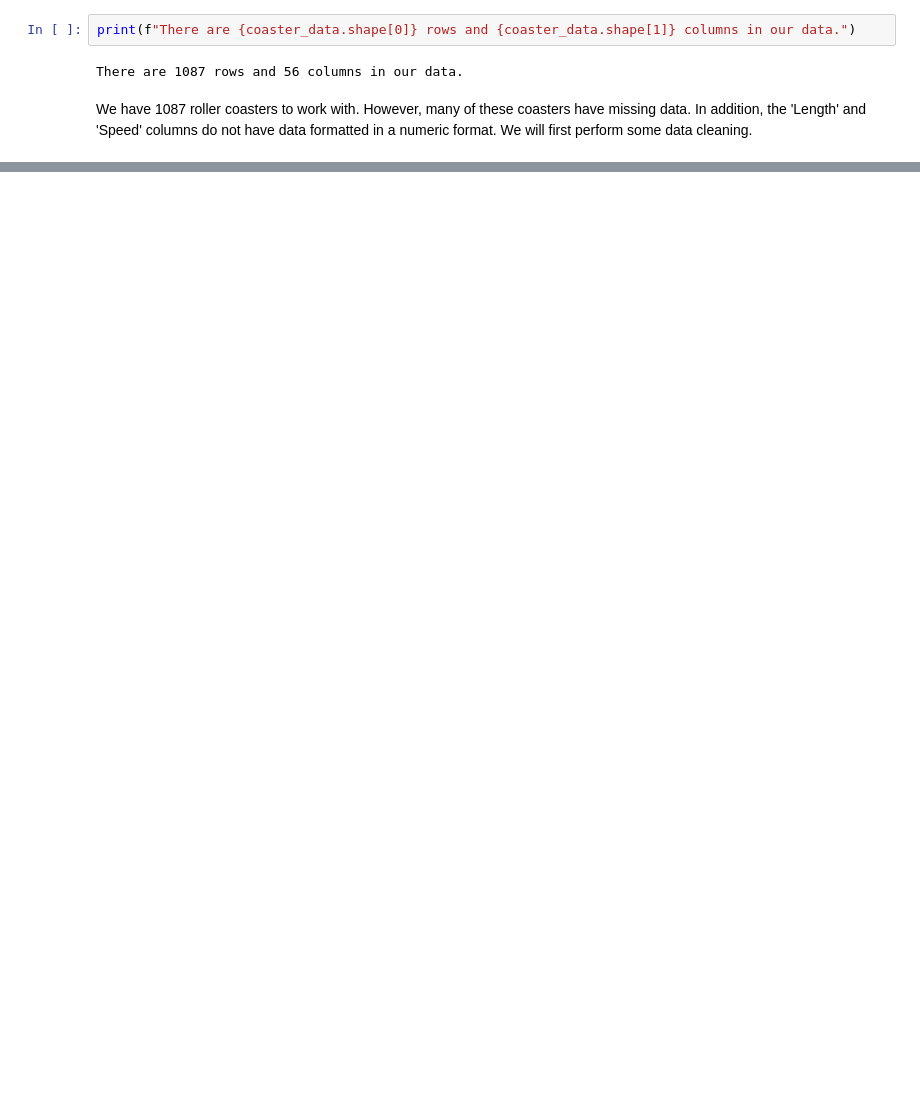
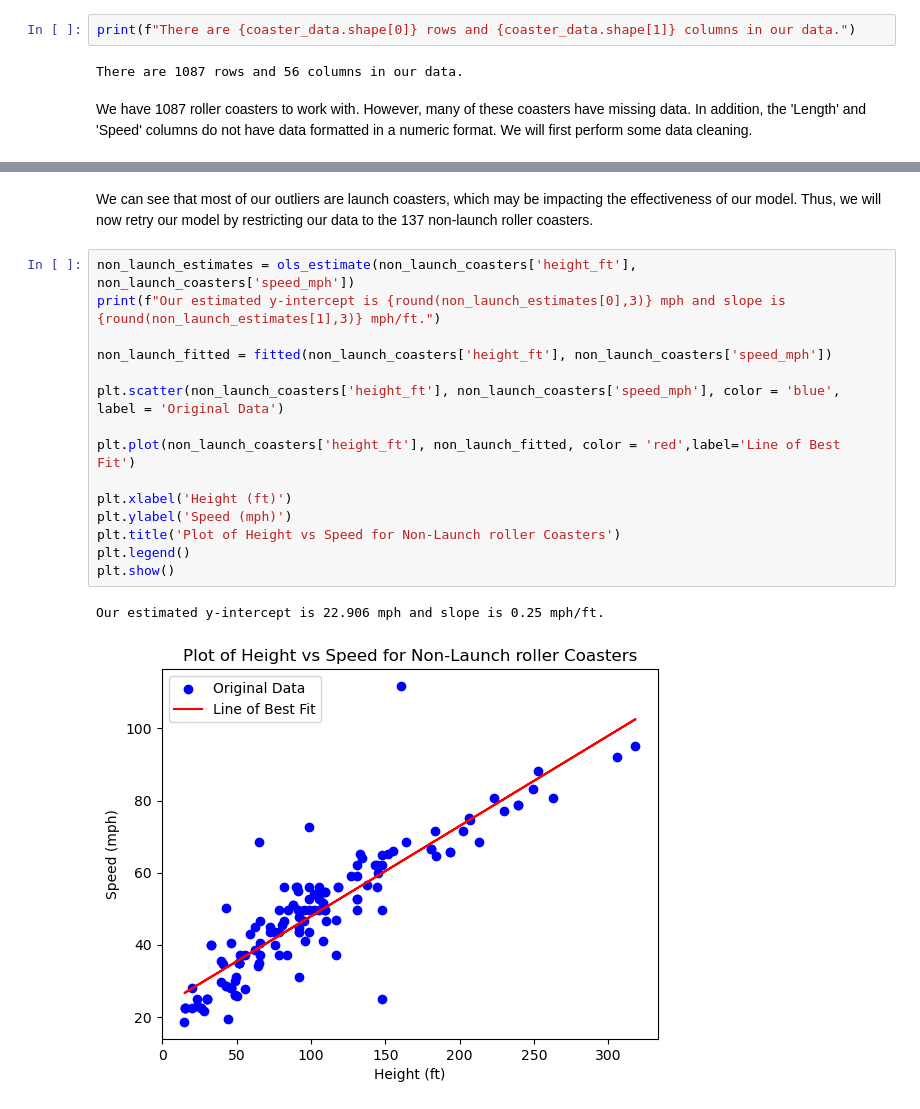
Before and after one commit to legendschwab/cmor438, a Jupyter notebook: Supervised Machine Learning/2. Linear Regression/LinearRegressionCMOR438.ipynb, the cells around one changed output, grey strips where cells are left out. Cells and saved outputs as stored; diff of their text form; blank space fills up the shorter version.

```diff
--- a/Supervised Machine Learning/2. Linear Regression/LinearRegressionCMOR438.ipynb
+++ b/Supervised Machine Learning/2. Linear Regression/LinearRegressionCMOR438.ipynb
@@ -184,0 +197,20 @@ plt.show()
+# %% [markdown]
+We can see that most of our outliers are launch coasters, which may be impacting the effectiveness of our model. Thus, we will now retry our model by restricting our data to the 137 non-launch roller coasters.
+# %%
+non_launch_estimates = ols_estimate(non_launch_coasters['height_ft'], non_launch_coasters['speed_mph'])
+print(f"Our estimated y-intercept is {round(non_launch_estimates[0],3)} mph and slope is {round(non_launch_estimates[1],3)} mph/ft.")
+
+non_launch_fitted = fitted(non_launch_coasters['height_ft'], non_launch_coasters['speed_mph'])
+
+plt.scatter(non_launch_coasters['height_ft'], non_launch_coasters['speed_mph'], color = 'blue', label = 'Original Data')
+
+plt.plot(non_launch_coasters['height_ft'], non_launch_fitted, color = 'red',label='Line of Best Fit')
+
+plt.xlabel('Height (ft)')
+plt.ylabel('Speed (mph)')
+plt.title('Plot of Height vs Speed for Non-Launch roller Coasters')
+plt.legend()
+plt.show()
+# %% [output]
+Our estimated y-intercept is 22.906 mph and slope is 0.25 mph/ft.
+[figure, added]
```
Also changed, not shown: parts of 22 cells of this notebook, 1 other file.
